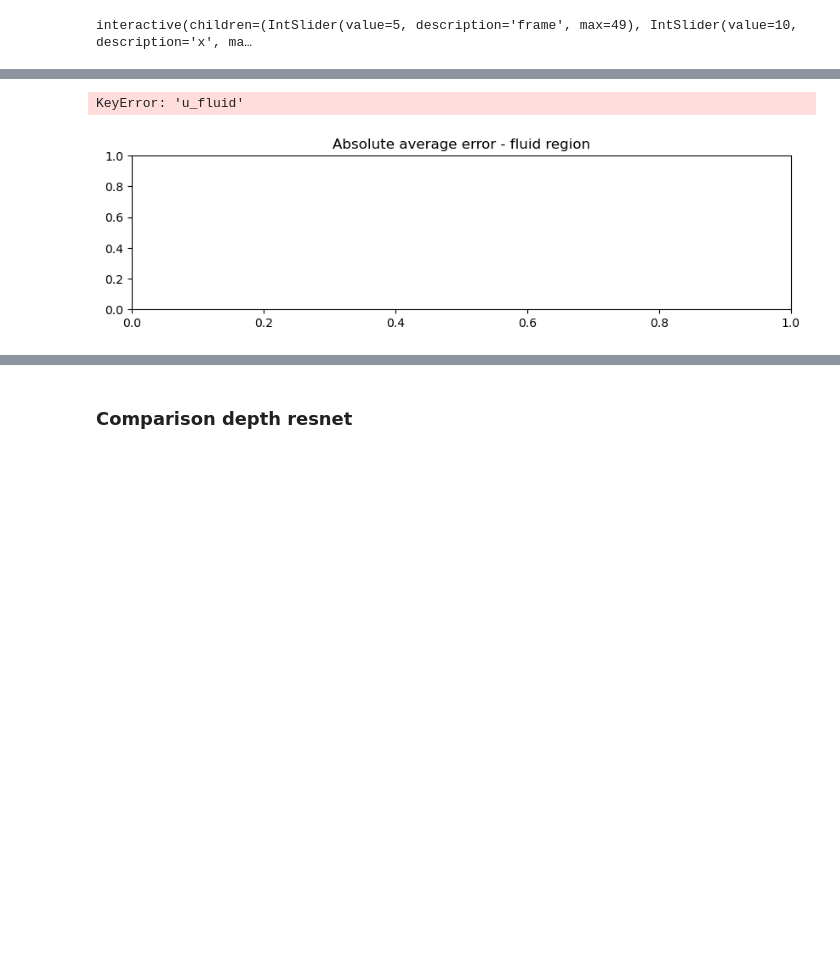
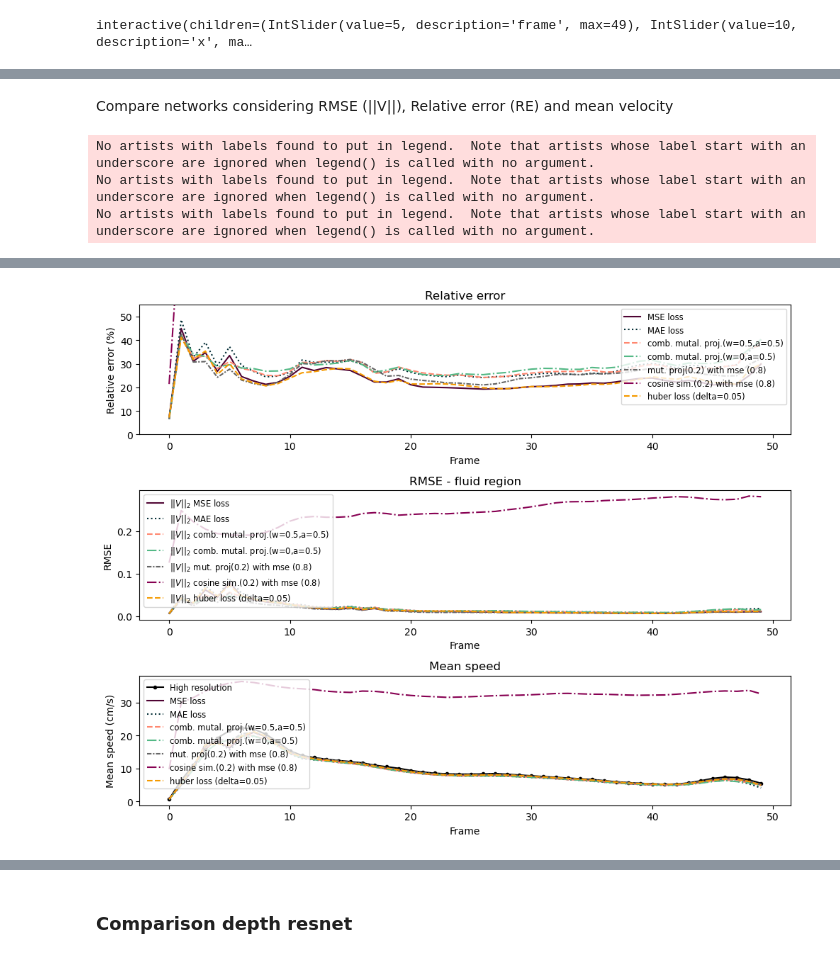
Before and after one commit to PiaaCaa/4DFlowNet, a Jupyter notebook: src/notebooks/evaluate_comparison_networks.ipynb, the cells around one changed output, grey strips where cells are left out. Cells and saved outputs as stored; diff of their text form; code cells hidden in the pictures; blank space fills up the shorter version.

```diff
--- a/src/notebooks/evaluate_comparison_networks.ipynb
+++ b/src/notebooks/evaluate_comparison_networks.ipynb
@@ -610,6 +387,72 @@ KeyError: 'speed'
-# %%
-plot_abs_error(model_names, set_names, tabular_names, colors,'tabel', use_dyn_mask)
-plt.legend()
-# %% [output]
-KeyError: 'u_fluid'
-[figure, removed]
+# %% [markdown]
+Compare networks considering RMSE (||V||), Relative error (RE) and mean velocity
+# %%
+
+# ---helper functions for evaluation------
+def calculate_absolute_error(u_sr, v_sr, w_sr, u_hr, v_hr, w_hr):
+        return np.sum(np.abs(u_sr - u_hr) + np.abs(v_sr - v_hr) + np.abs(w_sr - w_hr), axis= (1, 2, 3))
+
+def plot_comparison_RE_RMSE_MEANSPEED(ax, data,labels, color, marker):
+    "Plot RE, RMSE, MEAN SPEED in one figure"
+    ax[0].plot(data['RE'], label = labels['RE'], color = color, linestyle = marker)
+    ax[1].plot(data['RMSE'], label = labels['RMSE'], color = color, linestyle = marker)
+    ax[2].plot(data['mean_speed'], label = labels['mean_speed'], color = color, linestyle = marker)
+    return ax
+
+def init_RE_RMSE_MEANSPEED_plot(figsize, ylim = (0, 55)):
+    fig, ax = plt.subplots(3, 1, figsize = figsize)
+    ax[0].set_title(f"Relative error")
+    ax[0].set_xlabel("Frame")
+    ax[0].set_ylabel("Relative error (%)")
+    ax[0].set_ylim(ylim)
+    ax[0].legend(loc = 'upper right',fontsize='small')
+
+    ax[1].set_ylabel('RMSE')
+    ax[1].set_xlabel('Frame')
+    ax[1].set_title('RMSE - fluid region')
+    ax[1].legend(loc = 'upper left',fontsize='small')
+
+    ax[2].set_xlabel("Frame")
+    ax[2].set_ylabel("Mean speed (cm/s)")
+    ax[2].set_title("Mean speed")
+    ax[2].legend(loc = 'upper left',fontsize='small')
+    return fig, ax
+
+
+# ---plotting RE, RMSE, MEAN SPEED---
+fig, ax = init_RE_RMSE_MEANSPEED_plot((10, 8))
+
+# plot mean speed of HR
+ax[2].plot(gt['mean_speed'],'.-', label ='High resolution',color = 'black')
+
+for m_name, t_name, c, mark in zip(model_names, tabular_names, colors, markers):
+    # prepare prediction data
+    pred = load_velocity_data(get_pred_filepath(m_name, set_name, data_model, step), {}, ['u_combined', 'v_combined', 'w_combined'], load_mask = False)
+    pred['speed'] = np.sqrt(pred["u"]**2 + pred["v"]**2 + pred["w"]**2)
+    for vel in vel_colnames:
+        pred[f'{vel}_fluid'] = np.multiply(pred[vel], gt['mask'])
+
+    # calculate evaluation metrics
+    eval_res = {}
+    labels = {}
+    eval_res['RE'] = calculate_relative_error_normalized(pred["u"], pred["v"], pred["w"], gt["u"], gt["v"] , gt["w"], gt["mask"])
+    eval_res['RMSE'] = calculate_rmse(pred['speed'], gt['speed'], gt['mask'])
+    eval_res['mean_speed'] = calculate_mean_speed(pred["u_fluid"], pred["v_fluid"], pred["w_fluid"],gt["mask"])
+
+    labels['RE'] = t_name
+    labels['RMSE'] = fr'$||V||_2$ {t_name}'
+    labels['mean_speed'] = t_name
+    # plot
+    ax = plot_comparison_RE_RMSE_MEANSPEED(ax, eval_res, labels, c, mark)
+
+ax[0].legend(loc = 'upper right',fontsize='small')
+ax[1].legend(loc = 'upper left',fontsize='small')
+ax[2].legend(loc = 'upper left',fontsize='small')
+plt.tight_layout()
+
+plt.savefig(f'{eval_dir}/Comparison_RE_RMSE_MEANSPEED_{title_comparison}_{set_name}.svg',bbox_inches='tight')
+plt.show()
+# %% [output]
+No artists with labels found to put in legend.  Note that artists whose label start with an underscore are ignored when legend() is called with no argument.
+No artists with labels found to put in legend.  Note that artists whose label start with an underscore are ignored when legend() is called with no argument.
+No artists with labels found to put in legend.  Note that artists whose label start with an underscore are ignored when legend() is called with no argument.
@@ -615,0 +473 @@ KeyError: 'u_fluid'
+[figure, added]
```
Also changed, not shown: parts of 26 cells of this notebook, 1 other file.
